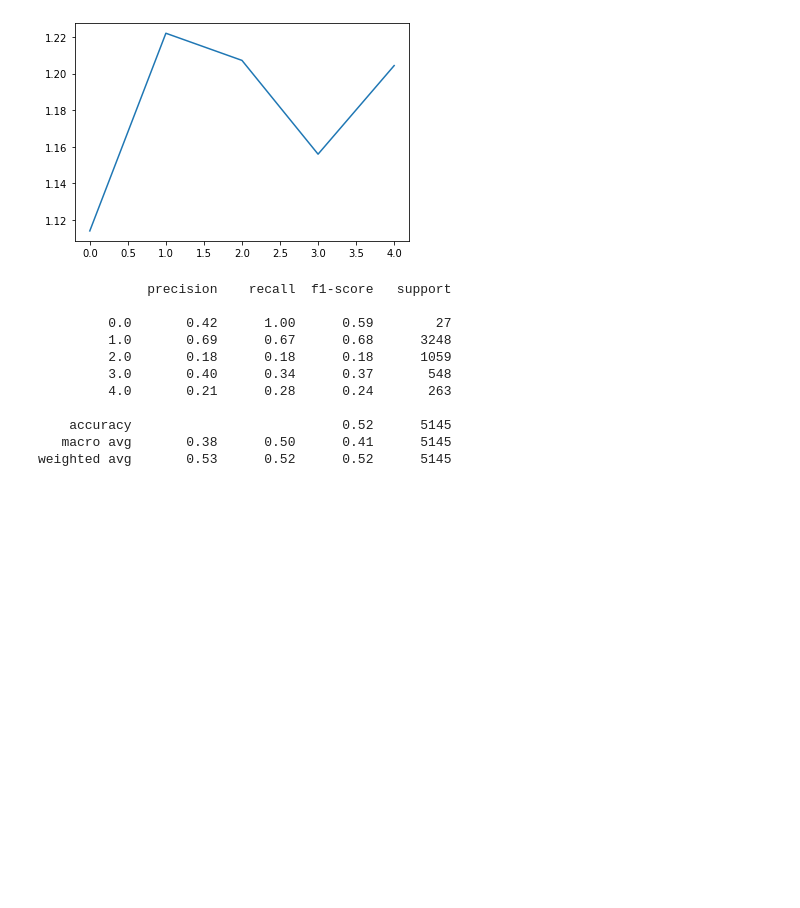
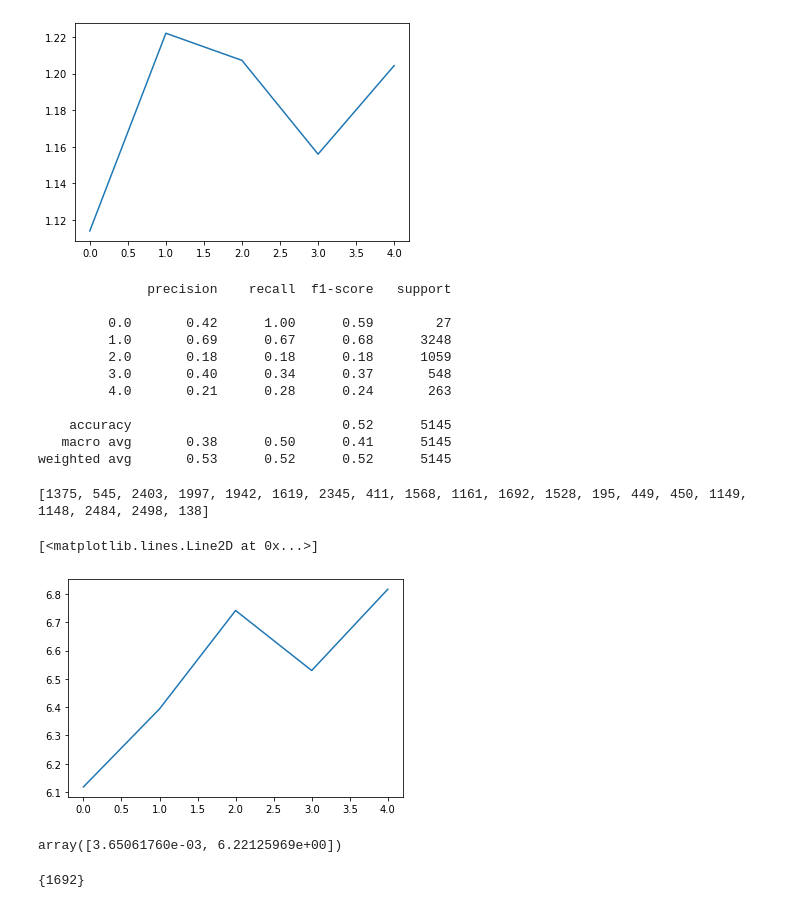
Before and after one commit to tomleung1996/Emerging_Topics_Prediction, a Jupyter notebook: unified_models_split_by_terms/rnn_model.ipynb, the cells around one changed output. Cells and saved outputs as stored; diff of their text form; code cells hidden in the pictures; blank space fills up the shorter version.

```diff
--- a/unified_models_split_by_terms/rnn_model.ipynb
+++ b/unified_models_split_by_terms/rnn_model.ipynb
@@ -51,8 +55,8 @@ Shape of the transplant array: (5141, 16, 10)
 # %% [markdown]
 ### 规范数据并获取训练集和测试集
 # %%
-# scaler, data = scale_data(gene_arr, 'standard')
-scaler, data = scale_data(transplant_arr, 'standard')
+scaler, data = scale_data(gene_arr, 'standard')
+# scaler, data = scale_data(transplant_arr, 'standard')
 X_train, X_test, y_train, y_test = split_data(data, n_input=11, ratio=0.2)
 
 # X_train, X_test, y_train, y_test = split_data(transplant_arr, n_input=11, ratio=0.2)
@@ -284,3 +291,6 @@ print(classification_report(_y_true.reshape(-1), _y_pred.reshape(-1)))
     accuracy                           0.52      5145
    macro avg       0.38      0.50      0.41      5145
 weighted avg       0.53      0.52      0.52      5145
+# %%
+future = model.predict(data[:, -11:, :])
+future = future.reshape(len(future), 5)
@@ -286,0 +309,4 @@ weighted avg       0.53      0.52      0.52      5145
+# %%
+print(result)
+# %% [output]
+[1375, 545, 2403, 1997, 1942, 1619, 2345, 411, 1568, 1161, 1692, 1528, 195, 449, 450, 1149, 1148, 2484, 2498, 138]
@@ -286,0 +315,10 @@ weighted avg       0.53      0.52      0.52      5145
+# %%
+j=422
+plt.plot(scaler.inverse_transform(future[j]))
+# %% [output]
+[<matplotlib.lines.Line2D at 0x...>]
+[figure, added]
+# %%
+np.polyfit(range(5), scaler.inverse_transform(future[j]).reshape(-1), 1)
+# %% [output]
+array([3.65061760e-03, 6.22125969e+00])
@@ -286,0 +330,4 @@ weighted avg       0.53      0.52      0.52      5145
+# %%
+a.intersection(b)
+# %% [output]
+{1692}
```
Also changed, not shown: parts of 12 cells of this notebook, 3 other files.
